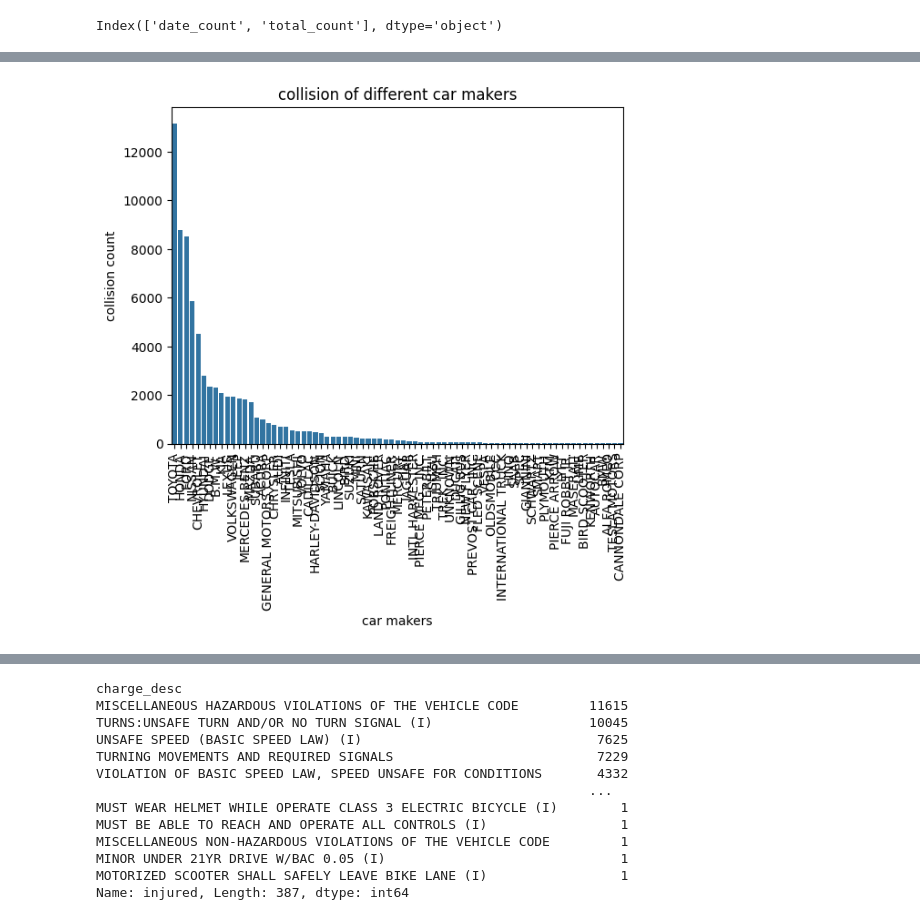
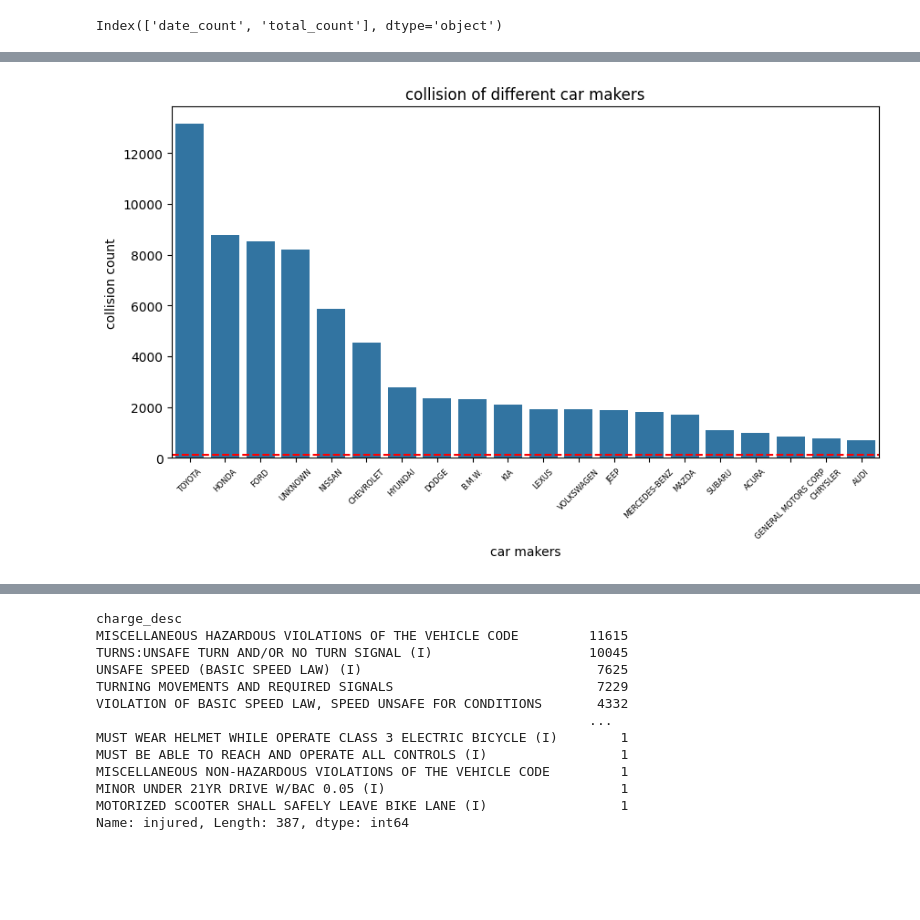
Before and after one commit to rellimrebo/traffic-risk-estimator, a Jupyter notebook: data_statistic.ipynb, the cells around one changed output, grey strips where cells are left out. Saved outputs shown, nothing was run; the diff lists cells and outputs as text; code cells hidden in the pictures; blank space fills up the shorter version.

```diff
--- a/data_statistic.ipynb
+++ b/data_statistic.ipynb
@@ -6,5 +9,6 @@ import matplotlib.pyplot as plt
 # %%
 collision_data = pd.read_csv('collision_reports_processed.csv')
+collision_data = collision_data.fillna('UNKNOWN')
 traffic_data = pd.read_csv('traffic_counts_processed.csv')
 # %%
 collision_data.columns
@@ -30,6 +34,5 @@ Index(['date_count', 'total_count'], dtype='object')
 carmaker_count = defaultdict(int)
 for d in collision_data['veh_make']:
     carmaker_count[d] += 1
-
 carmaker_count = sorted(carmaker_count.items(), key = lambda x: x[1], reverse = True)
-carmaker_count = {name: count for name, count in carmaker_count if count >= 20}
+carmaker_count = {name: count for name, count in carmaker_count[:20]}
@@ -36,10 +62,13 @@ carmaker_count = {name: count for name, count in carmaker_count if count >= 20}
 # %%
 # visualization
+plt.figure(figsize=(10, 5))
 sns.barplot(x=carmaker_count.keys(), y=carmaker_count.values())
+plt.axhline(y=carmaker_average, color='r', linestyle='--', label='Horizontal Line at y=8')
 plt.title('collision of different car makers')
 plt.xlabel('car makers')
+plt.xticks(fontsize=6)
 plt.ylabel('collision count')
-plt.xticks(rotation=90)
+plt.xticks(rotation=45)
 plt.show()
 # %% [output]
-[figure, old version]
+[figure, new version]
```
Also changed, not shown: parts of 44 cells of this notebook.
